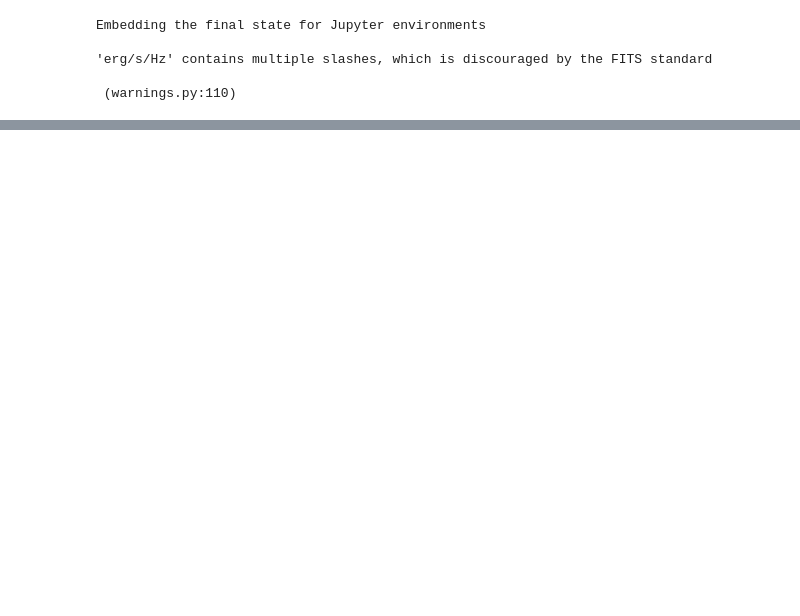
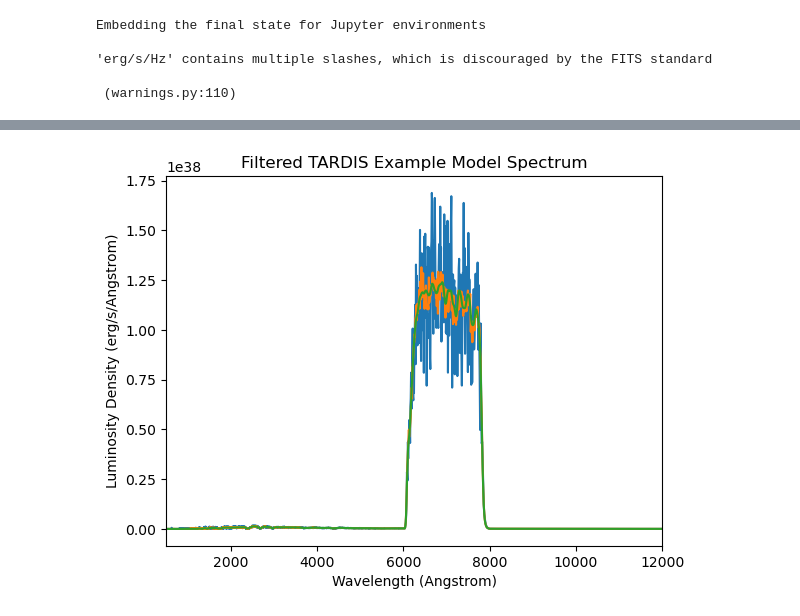
Before and after one commit to ClydeME/spectra_filtering, a Jupyter notebook: TARDIS-Telescope-Filtering.ipynb, the cells around one changed output, grey strips where cells are left out. Drawn from its saved outputs; the diff is of its cells as text; code cells hidden in the pictures; blank space fills up the shorter version.

```diff
--- a/TARDIS-Telescope-Filtering.ipynb
+++ b/TARDIS-Telescope-Filtering.ipynb
@@ -51,5 +52,9 @@ tsf.plot_original_spectrum(spectrum, spectrum_virtual, spectrum_integrated)
 # %%
-# Plotting the filter we will apply to the TARDIS Spectrum (The filter chosen in the Config file)
+# Get your filter url from the config file and download the filter
+# The filter's file will be saved in the Filters/ directory if the filter URL is valid
+# If the filter URL is not valid, the file will be removed and an error will be raised
 
-tsf.plot_filter(spectrum, tsf.chosen_filter)
+url, filter_name = tsf.get_url_from_config('filter_config.yml')
+
+tsf_filter = tsf.download_filter(url, filter_name)
 # %% [output]
@@ -63,0 +68,6 @@ tsf.plot_filtered_spectrum(spectrum, spectrum_virtual, spectrum_integrated, tsf.
+# %%
+# Display a plot of the TARDIS Example Spectrum, as viewed through the chosen filter
+
+tsf.plot_filtered_spectrum(spectrum, spectrum_virtual, spectrum_integrated, tsf_filter)
+# %% [output]
+[figure, added]
```
Also changed, not shown: parts of 5 cells of this notebook, 2 other files.
